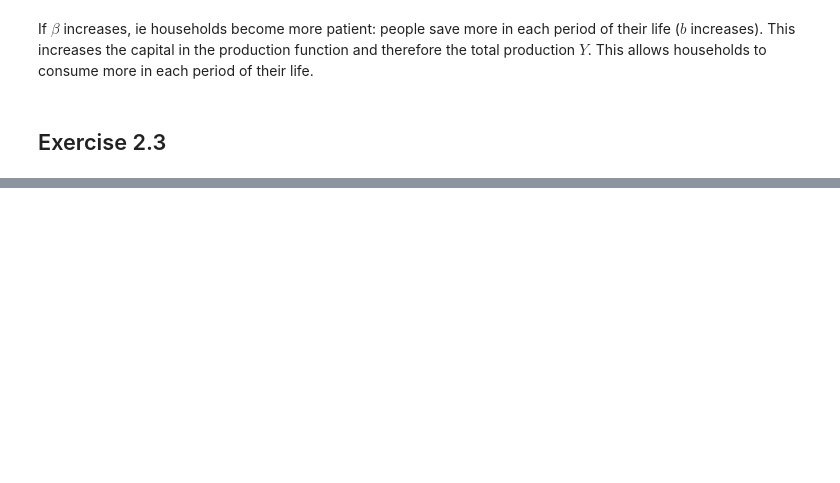
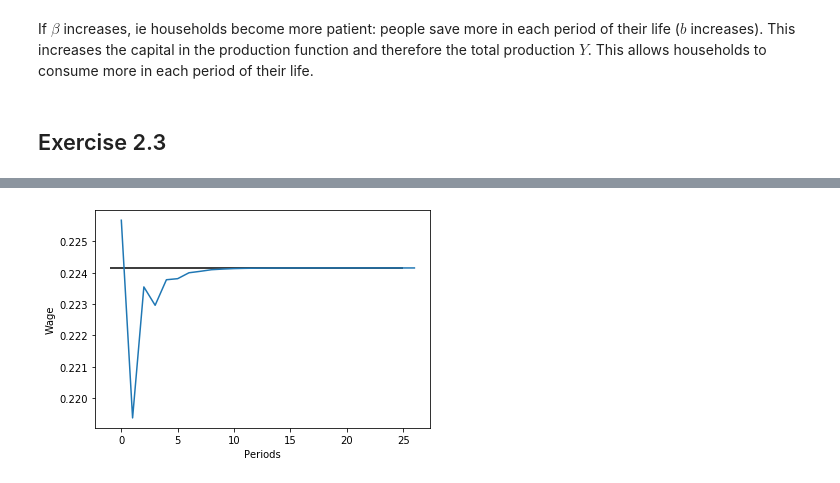
Before and after one commit to jeannesorin/BootCamp2019, a Jupyter notebook: ProblemSets/Econ/Week4/OLG/OG_Chapter2.ipynb, the cells around one changed output, grey strips where cells are left out. Saved outputs shown, nothing was run; the diff lists cells and outputs as text; code cells hidden in the pictures; blank space fills up the shorter version.

```diff
--- a/ProblemSets/Econ/Week4/OLG/OG_Chapter2.ipynb
+++ b/ProblemSets/Econ/Week4/OLG/OG_Chapter2.ipynb
@@ -348,0 +510,9 @@ ValueError: too many values to unpack (expected 5)
+# %%
+# Plot the equilibrium time paths of the wage
+plt.plot(w_path)
+plt.hlines(wss, -1, T)
+plt.xlabel("Periods")
+plt.ylabel("Wage")
+plt.show()
+# %% [output]
+[figure, added]
```
Also changed, not shown: parts of 13 cells of this notebook, 3 other files.
